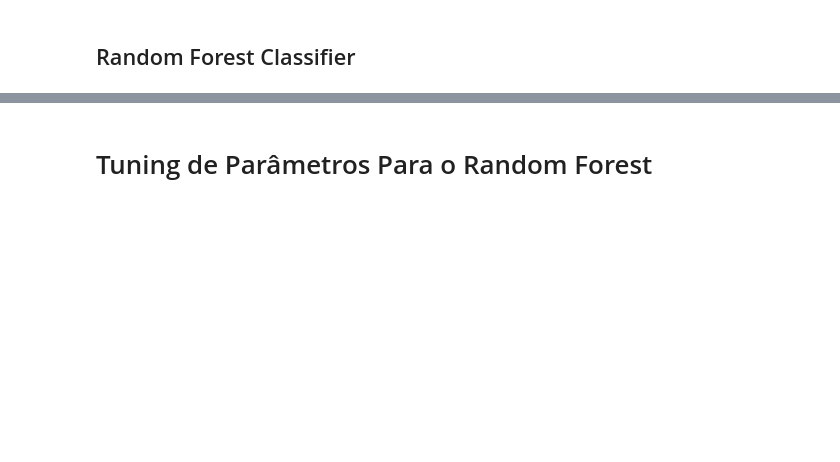
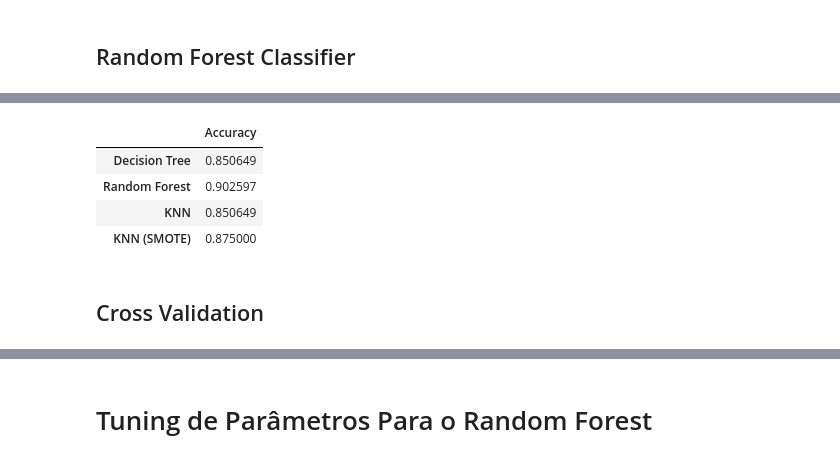
Before and after one commit to cfascina/rtaps, a Jupyter notebook: projects/diabetes-prediction/main.ipynb, the cells around one changed output, grey strips where cells are left out. Cells and saved outputs as stored; diff of their text form; code cells hidden in the pictures; blank space fills up the shorter version.

```diff
--- a/projects/diabetes-prediction/main.ipynb
+++ b/projects/diabetes-prediction/main.ipynb
@@ -886,0 +852,29 @@ plt.show()
+# %%
+results = []
+# %%
+for model in models:
+    if model == 'SMOTE':
+        model = KNeighborsClassifier(n_neighbors = 1, weights = 'distance', p = 1)
+        model.fit(xTraining_o, yTraining_o)
+        pred = model.predict(xTest_o)
+
+        results.append(metrics.accuracy_score(pred, yTest_o))
+    else:
+        model.fit(xTraining, yTraining)
+        pred = model.predict(xTest)
+
+        results.append(metrics.accuracy_score(pred, yTest))
+# %%
+dfModels = pd.DataFrame(results, index = classifiers)
+# %%
+dfModels.columns = ['Accuracy']
+# %%
+dfModels
+# %% [output]
+|  | Accuracy |
+| Decision Tree | 0.850649 |
+| Random Forest | 0.902597 |
+| KNN | 0.850649 |
+| KNN (SMOTE) | 0.875000 |
+# %% [markdown]
+## Cross Validation
```
Also changed, not shown: parts of 65 cells of this notebook, 2 other files.
